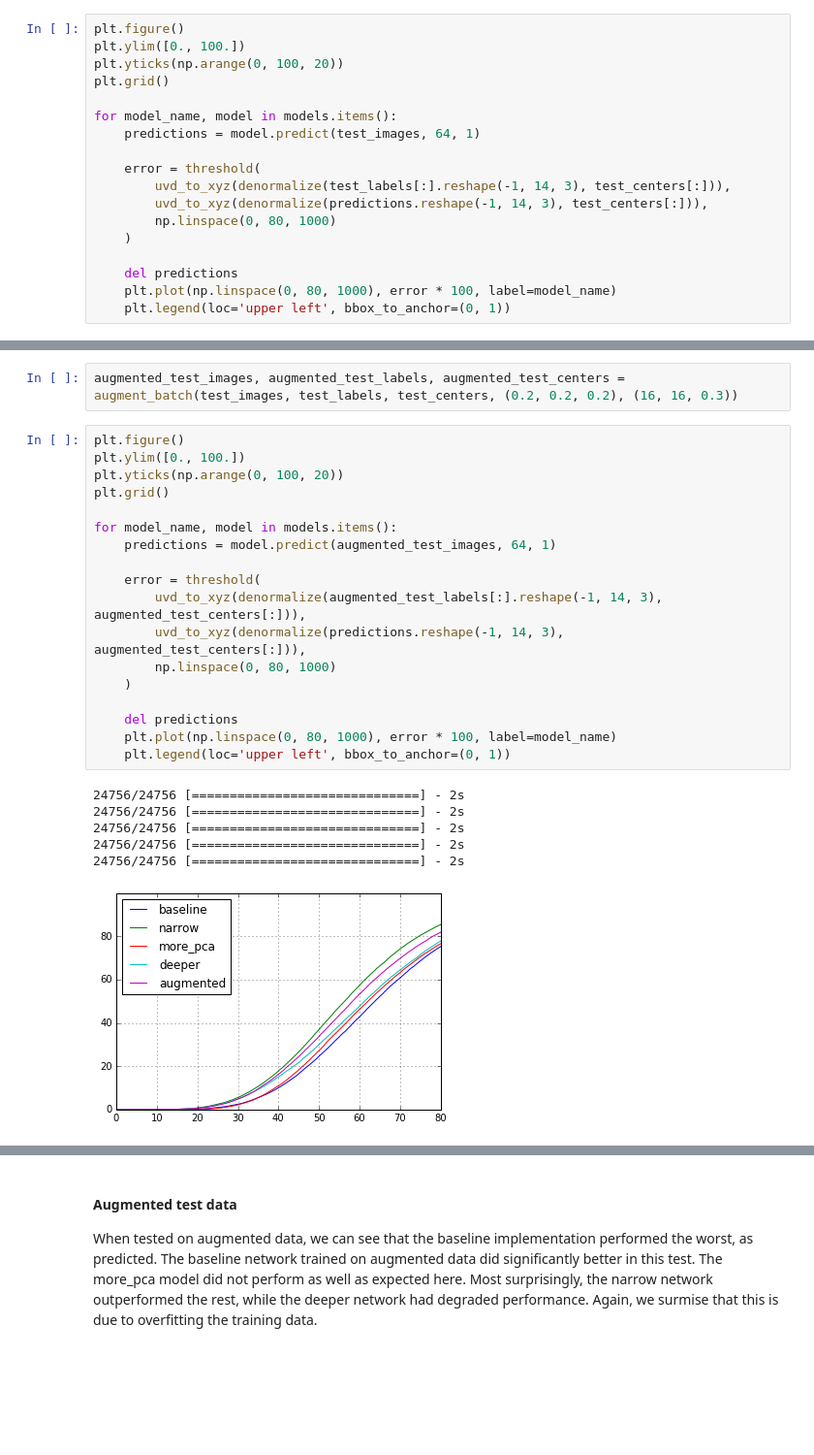
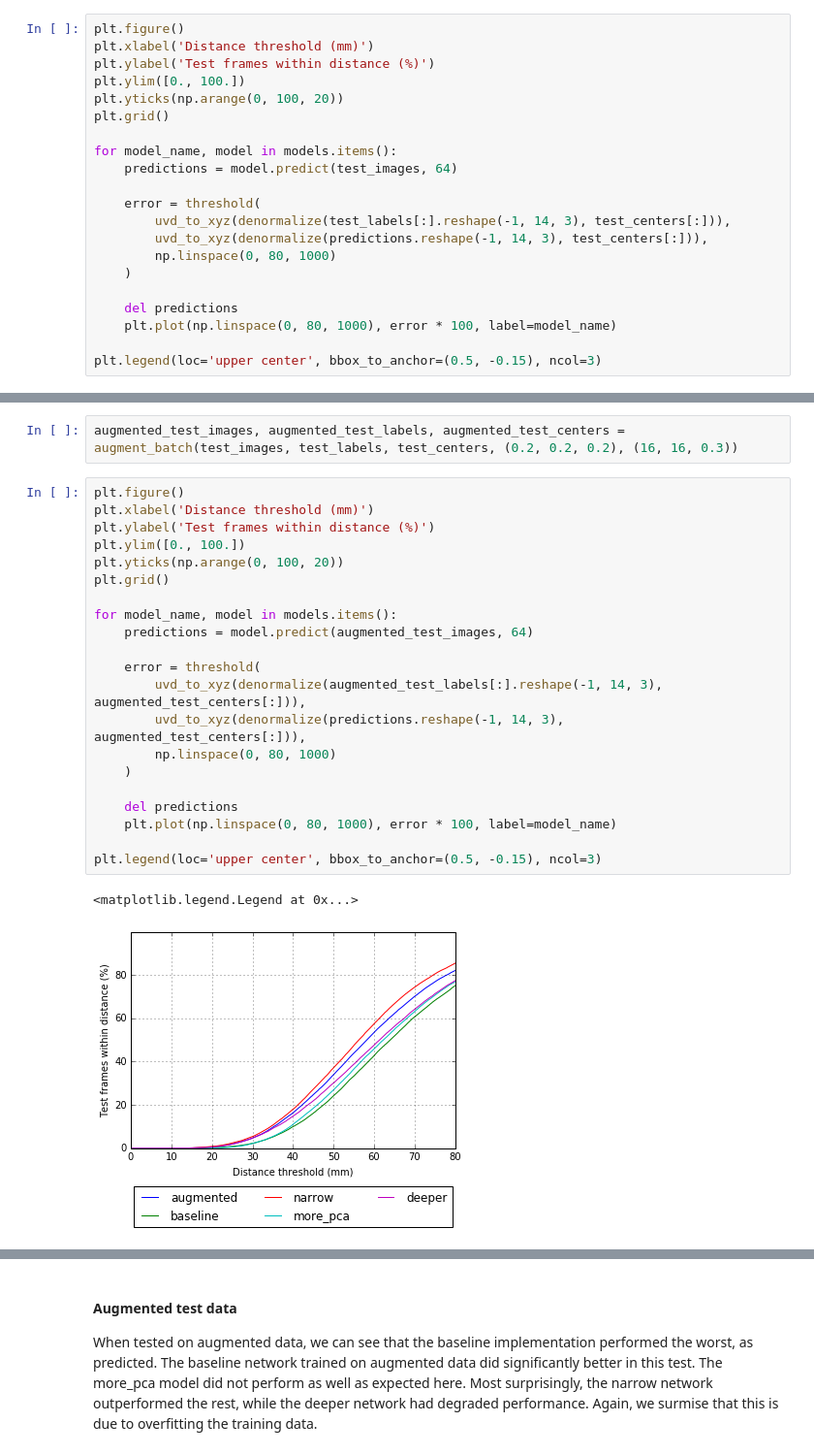
Before and after one commit to zanecodes/thesis, a Jupyter notebook: readme.ipynb, the cells around one changed output, grey strips where cells are left out. Shown: that part at 97% size. Saved outputs shown, nothing was run; the diff lists cells and outputs as text; blank space fills up the shorter version.

```diff
--- a/readme.ipynb
+++ b/readme.ipynb
@@ -134,12 +150,14 @@ def threshold(actual, predicted, threshold):
     return count / len(max_distance)
 # %%
 plt.figure()
+plt.xlabel('Distance threshold (mm)')
+plt.ylabel('Test frames within distance (%)')
 plt.ylim([0., 100.])
 plt.yticks(np.arange(0, 100, 20))
 plt.grid()
 
 for model_name, model in models.items():
-    predictions = model.predict(test_images, 64, 1)
+    predictions = model.predict(test_images, 64)
 
     error = threshold(
         uvd_to_xyz(denormalize(test_labels[:].reshape(-1, 14, 3), test_centers[:])),
@@ -149,5 +167,6 @@ for model_name, model in models.items():
 
     del predictions
     plt.plot(np.linspace(0, 80, 1000), error * 100, label=model_name)
-    plt.legend(loc='upper left', bbox_to_anchor=(0, 1))
+
+plt.legend(loc='upper center', bbox_to_anchor=(0.5, -0.15), ncol=3)
 # %% [output]
@@ -239,26 +256,25 @@ def augment_batch(image_batch, label_batch, center_batch, scale_range=np.zeros(3
 augmented_test_images, augmented_test_labels, augmented_test_centers = augment_batch(test_images, test_labels, test_centers, (0.2, 0.2, 0.2), (16, 16, 0.3))
 # %%
 plt.figure()
+plt.xlabel('Distance threshold (mm)')
+plt.ylabel('Test frames within distance (%)')
 plt.ylim([0., 100.])
 plt.yticks(np.arange(0, 100, 20))
 plt.grid()
 
 for model_name, model in models.items():
-    predictions = model.predict(augmented_test_images, 64, 1)
+    predictions = model.predict(augmented_test_images, 64)
 
     error = threshold(
         uvd_to_xyz(denormalize(augmented_test_labels[:].reshape(-1, 14, 3), augmented_test_centers[:])),
         uvd_to_xyz(denormalize(predictions.reshape(-1, 14, 3), augmented_test_centers[:])),
         np.linspace(0, 80, 1000)
     )
 
     del predictions
     plt.plot(np.linspace(0, 80, 1000), error * 100, label=model_name)
-    plt.legend(loc='upper left', bbox_to_anchor=(0, 1))
+
+plt.legend(loc='upper center', bbox_to_anchor=(0.5, -0.15), ncol=3)
 # %% [output]
-24756/24756 [==============================] - 2s
-24756/24756 [==============================] - 2s
-24756/24756 [==============================] - 2s
-24756/24756 [==============================] - 2s
-24756/24756 [==============================] - 2s
+<matplotlib.legend.Legend at 0x...>
-[figure, old version]
+[figure, new version]
```
Also changed, not shown: parts of 15 cells of this notebook, 2 other files.
